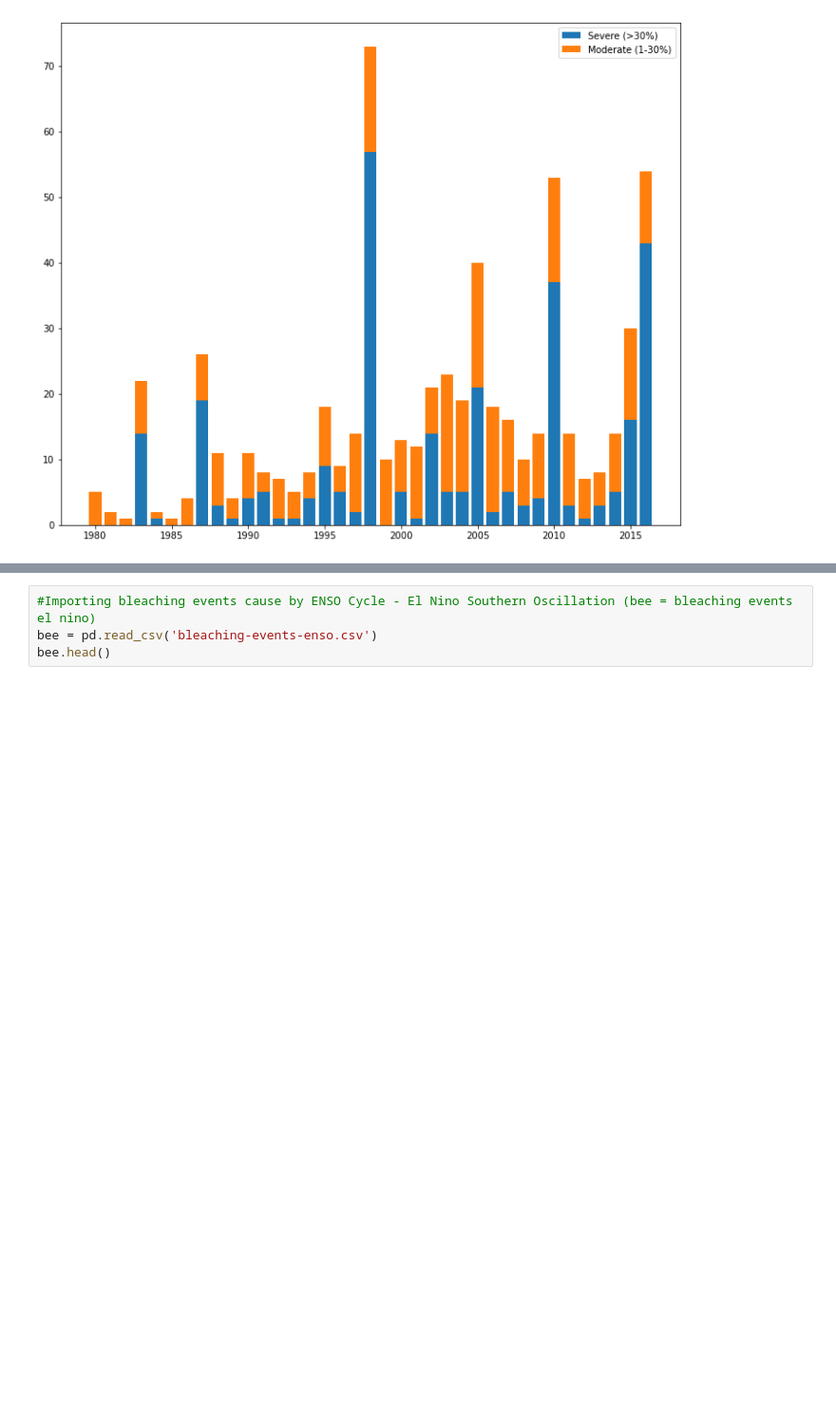
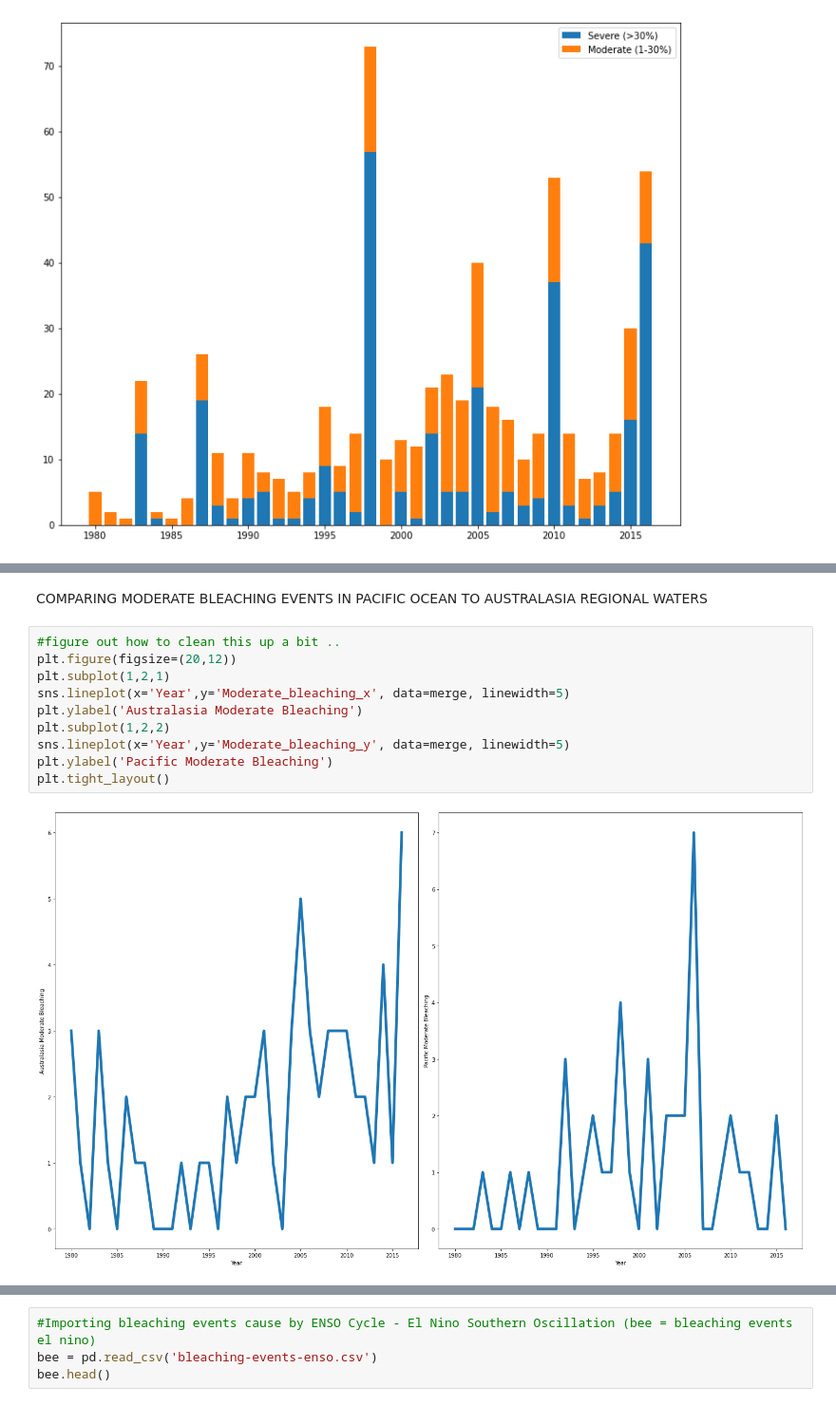
Before and after one commit to treybourgeois/nss_capstone_2021, a Jupyter notebook: data2/capstone_notebook.ipynb, the cells around one changed output, grey strips where cells are left out. Shown at 95% size. Saved outputs shown, nothing was run; the diff lists cells and outputs as text; blank space fills up the shorter version.

```diff
--- a/data2/capstone_notebook.ipynb
+++ b/data2/capstone_notebook.ipynb
@@ -94,0 +71,14 @@ plt.tight_layout()
+# %% [markdown]
+COMPARING MODERATE BLEACHING EVENTS IN PACIFIC OCEAN TO AUSTRALASIA REGIONAL WATERS
+# %%
+#figure out how to clean this up a bit ..
+plt.figure(figsize=(20,12))
+plt.subplot(1,2,1)
+sns.lineplot(x='Year',y='Moderate_bleaching_x', data=merge, linewidth=5)
+plt.ylabel('Australasia Moderate Bleaching')
+plt.subplot(1,2,2)
+sns.lineplot(x='Year',y='Moderate_bleaching_y', data=merge, linewidth=5)
+plt.ylabel('Pacific Moderate Bleaching')
+plt.tight_layout()
+# %% [output]
+[figure, added]
```
Also changed, not shown: parts of 40 cells of this notebook.
